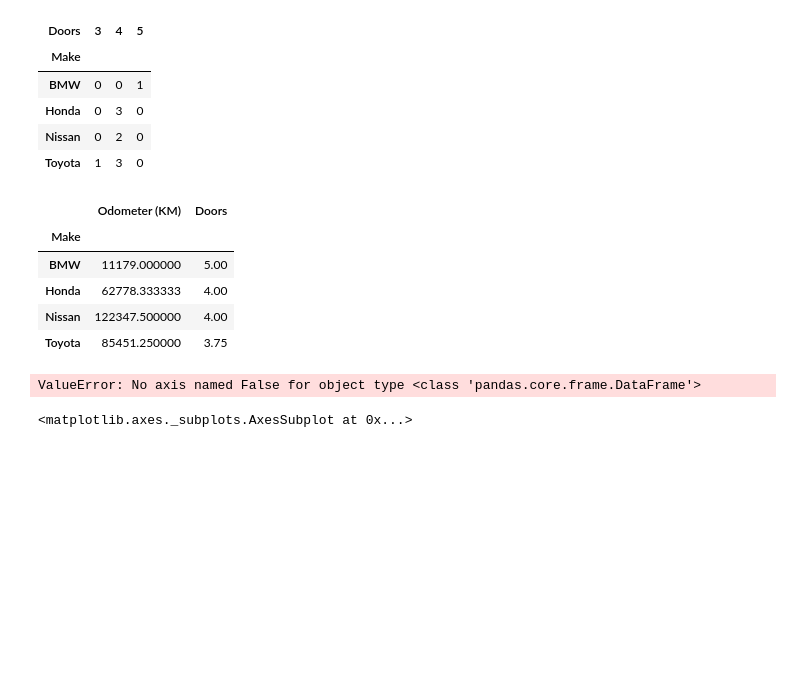
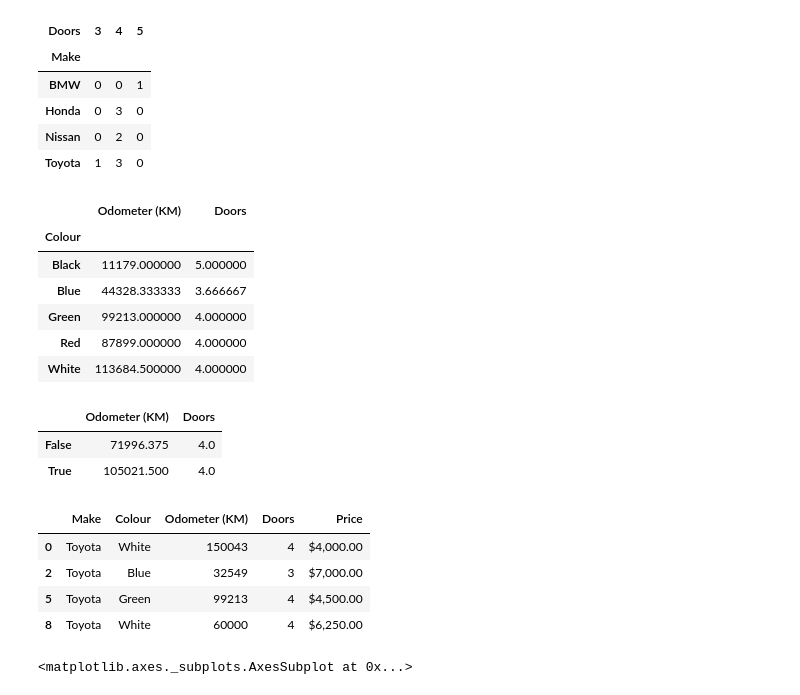
Before and after one commit to ChiliDogDaddyO/zero-to-mastery-ml, a Jupyter notebook: sample_project/introduction-to-pandas.ipynb, the cells around one changed output. Saved outputs shown, nothing was run; the diff lists cells and outputs as text; code cells hidden in the pictures; blank space fills up the shorter version.

Commit message:
👌 IMPROVE: updated comments and trials in introduction-to-pandas.ipynb

```diff
--- a/sample_project/introduction-to-pandas.ipynb
+++ b/sample_project/introduction-to-pandas.ipynb
@@ -323,18 +339,30 @@ pd.crosstab(car_sales.Make, car_sales.Doors)
 | Toyota | 1 | 3 | 0 |
 # %%
 # Groupby
-car_sales.groupby(["Make"]).mean()
+car_sales.groupby(["Colour"]).mean()
 # %% [output]
 |  | Odometer (KM) | Doors |
-| Make |  |  |
-| BMW | 11179.000000 | 5.00 |
-| Honda | 62778.333333 | 4.00 |
-| Nissan | 122347.500000 | 4.00 |
-| Toyota | 85451.250000 | 3.75 |
+| Colour |  |  |
+| Black | 11179.000000 | 5.000000 |
+| Blue | 44328.333333 | 3.666667 |
+| Green | 99213.000000 | 4.000000 |
+| Red | 87899.000000 | 4.000000 |
+| White | 113684.500000 | 4.000000 |
+# %%
+# the index name "True" contains the average for the white Toyotas
+car_sales.groupby([(car_sales["Make"] == "Toyota")  & (car_sales["Colour"] == "White")]).mean()
+# %% [output]
+|  | Odometer (KM) | Doors |
+| False | 71996.375 | 4.0 |
+| True | 105021.500 | 4.0 |
 # %%
-car_sales.groupby(["Make"]=="Toyota", ["Colour"]=="White")
+car_sales[car_sales["Make"] == 'Toyota']
 # %% [output]
-ValueError: No axis named False for object type <class 'pandas.core.frame.DataFrame'>
+|  | Make | Colour | Odometer (KM) | Doors | Price |
+| 0 | Toyota | White | 150043 | 4 | $4,000.00 |
+| 2 | Toyota | Blue | 32549 | 3 | $7,000.00 |
+| 5 | Toyota | Green | 99213 | 4 | $4,500.00 |
+| 8 | Toyota | White | 60000 | 4 | $6,250.00 |
 # %%
 car_sales["Odometer (KM)"].plot()
 # %% [output]
```
Also changed, not shown: parts of 17 cells of this notebook, 1 other file.
